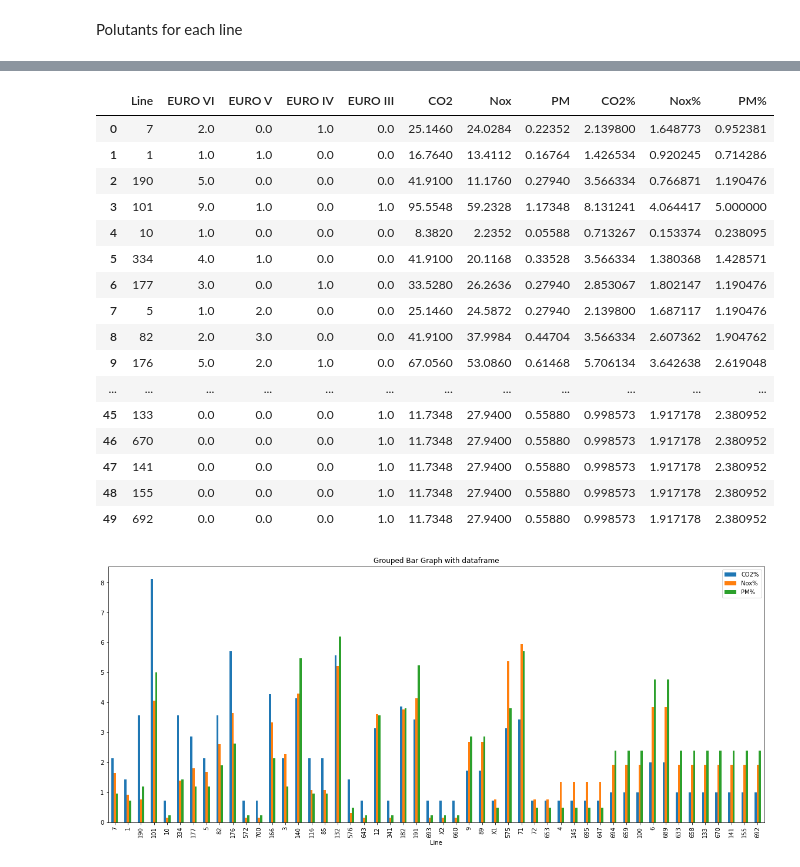
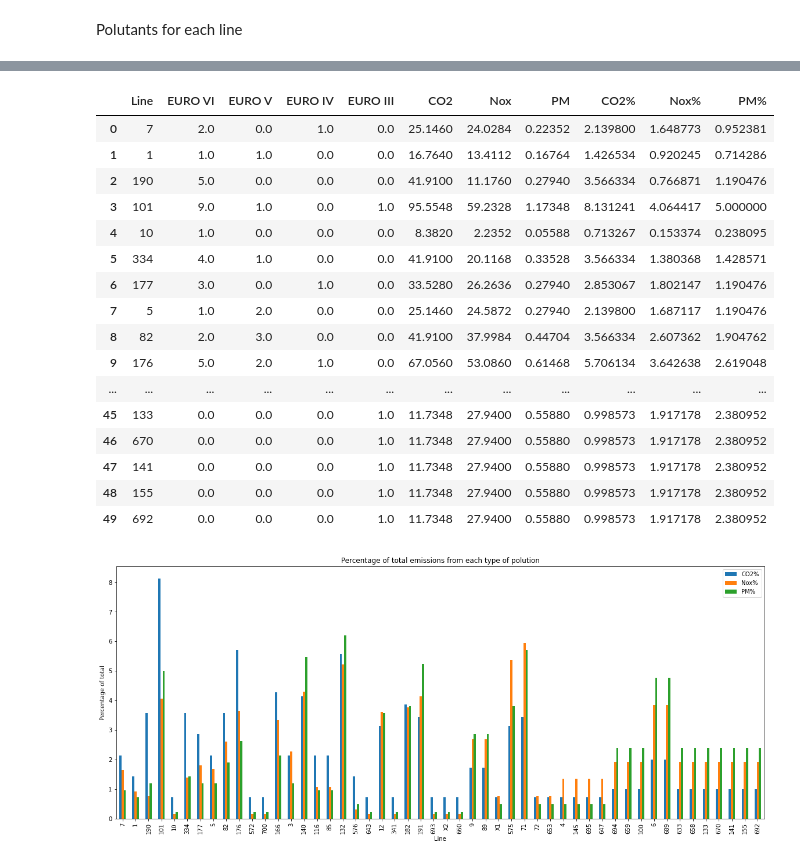
Before and after one commit to JackSandford/ECK, a Jupyter notebook: Self_data_project.ipynb, the cells around one changed output, grey strips where cells are left out. Saved outputs shown, nothing was run; the diff lists cells and outputs as text; code cells hidden in the pictures.

```diff
--- a/Self_data_project.ipynb
+++ b/Self_data_project.ipynb
@@ -233,11 +233,12 @@ def line_emissions_table():
   line_emissions_plot['CO2%'] = line_emissions['CO2%']
   line_emissions_plot['Nox%'] = line_emissions['Nox%']
   line_emissions_plot['PM%'] = line_emissions['PM%']
-  line_emissions_plot.plot(x='Line',
+  ax = line_emissions_plot.plot(x='Line',
         kind='bar',
         stacked=False,
-        title='Grouped Bar Graph with dataframe',
+        title='Percentage of total emissions from each type of polution',
         figsize = (20,8))
+  ax.set_ylabel('Percentage of total')
   # emissionsplot = line_emissions.plot(kind='bar', x='Line', rot=0)
   # for group in emissionsplot.containers:
   #   emissionsplot.bar_label(group, fmt='%.1f', label_type='edge')
@@ -252,31 +253,31 @@ line_emissions_table()
 | 3 | 101 | 9.0 | 1.0 | NaN | 1.0 |
 | 4 | 10 | 1.0 | NaN | NaN | NaN |
 | 5 | 334 | 4.0 | 1.0 | NaN | NaN |
 | 6 | 177 | 3.0 | NaN | 1.0 | NaN |
 | 7 | 5 | 1.0 | 2.0 | NaN | NaN |
 | 8 | 82 | 2.0 | 3.0 | NaN | NaN |
 | 9 | 176 | 5.0 | 2.0 | 1.0 | NaN |
 | ... | ... | ... | ... | ... | ... |
 | 45 | 133 | NaN | NaN | NaN | 1.0 |
 | 46 | 670 | NaN | NaN | NaN | 1.0 |
 | 47 | 141 | NaN | NaN | NaN | 1.0 |
 | 48 | 155 | NaN | NaN | NaN | 1.0 |
 | 49 | 692 | NaN | NaN | NaN | 1.0 |
 |  | Line | EURO VI | EURO V | EURO IV | EURO III | CO2 | Nox | PM | CO2% | Nox% | PM% |
 | 0 | 7 | 2.0 | 0.0 | 1.0 | 0.0 | 25.1460 | 24.0284 | 0.22352 | 2.139800 | 1.648773 | 0.952381 |
 | 1 | 1 | 1.0 | 1.0 | 0.0 | 0.0 | 16.7640 | 13.4112 | 0.16764 | 1.426534 | 0.920245 | 0.714286 |
 | 2 | 190 | 5.0 | 0.0 | 0.0 | 0.0 | 41.9100 | 11.1760 | 0.27940 | 3.566334 | 0.766871 | 1.190476 |
 | 3 | 101 | 9.0 | 1.0 | 0.0 | 1.0 | 95.5548 | 59.2328 | 1.17348 | 8.131241 | 4.064417 | 5.000000 |
 | 4 | 10 | 1.0 | 0.0 | 0.0 | 0.0 | 8.3820 | 2.2352 | 0.05588 | 0.713267 | 0.153374 | 0.238095 |
 | 5 | 334 | 4.0 | 1.0 | 0.0 | 0.0 | 41.9100 | 20.1168 | 0.33528 | 3.566334 | 1.380368 | 1.428571 |
 | 6 | 177 | 3.0 | 0.0 | 1.0 | 0.0 | 33.5280 | 26.2636 | 0.27940 | 2.853067 | 1.802147 | 1.190476 |
 | 7 | 5 | 1.0 | 2.0 | 0.0 | 0.0 | 25.1460 | 24.5872 | 0.27940 | 2.139800 | 1.687117 | 1.190476 |
 | 8 | 82 | 2.0 | 3.0 | 0.0 | 0.0 | 41.9100 | 37.9984 | 0.44704 | 3.566334 | 2.607362 | 1.904762 |
 | 9 | 176 | 5.0 | 2.0 | 1.0 | 0.0 | 67.0560 | 53.0860 | 0.61468 | 5.706134 | 3.642638 | 2.619048 |
 | ... | ... | ... | ... | ... | ... | ... | ... | ... | ... | ... | ... |
 | 45 | 133 | 0.0 | 0.0 | 0.0 | 1.0 | 11.7348 | 27.9400 | 0.55880 | 0.998573 | 1.917178 | 2.380952 |
 | 46 | 670 | 0.0 | 0.0 | 0.0 | 1.0 | 11.7348 | 27.9400 | 0.55880 | 0.998573 | 1.917178 | 2.380952 |
 | 47 | 141 | 0.0 | 0.0 | 0.0 | 1.0 | 11.7348 | 27.9400 | 0.55880 | 0.998573 | 1.917178 | 2.380952 |
 | 48 | 155 | 0.0 | 0.0 | 0.0 | 1.0 | 11.7348 | 27.9400 | 0.55880 | 0.998573 | 1.917178 | 2.380952 |
 | 49 | 692 | 0.0 | 0.0 | 0.0 | 1.0 | 11.7348 | 27.9400 | 0.55880 | 0.998573 | 1.917178 | 2.380952 |
-[figure, old version]
+[figure, new version]
```
